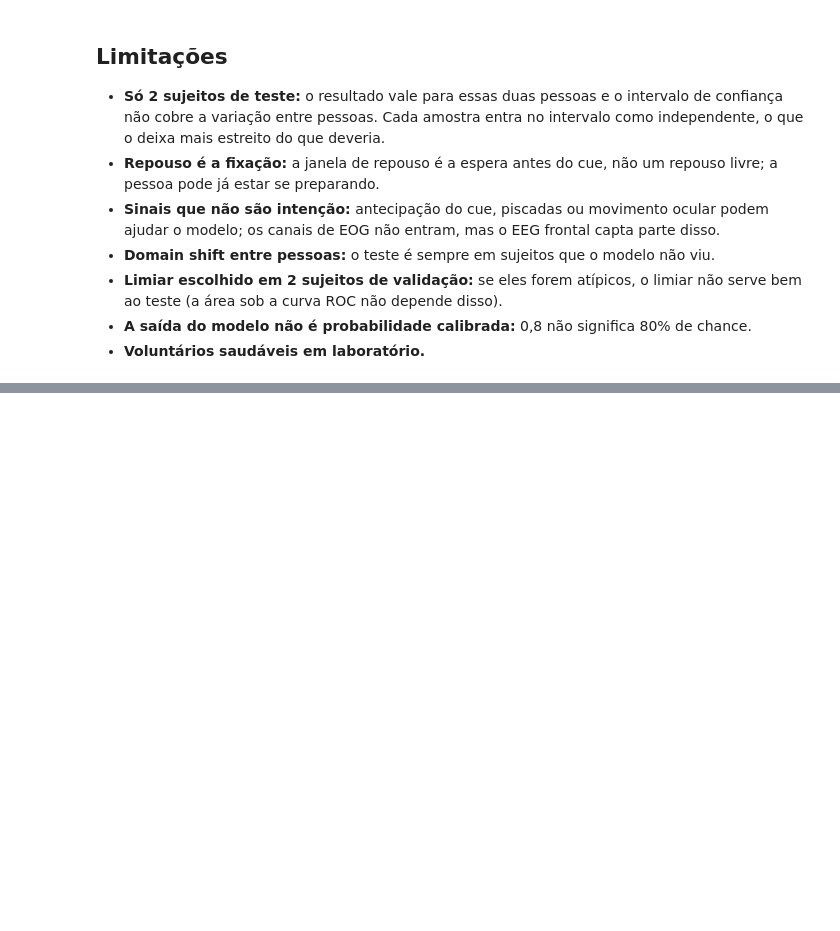
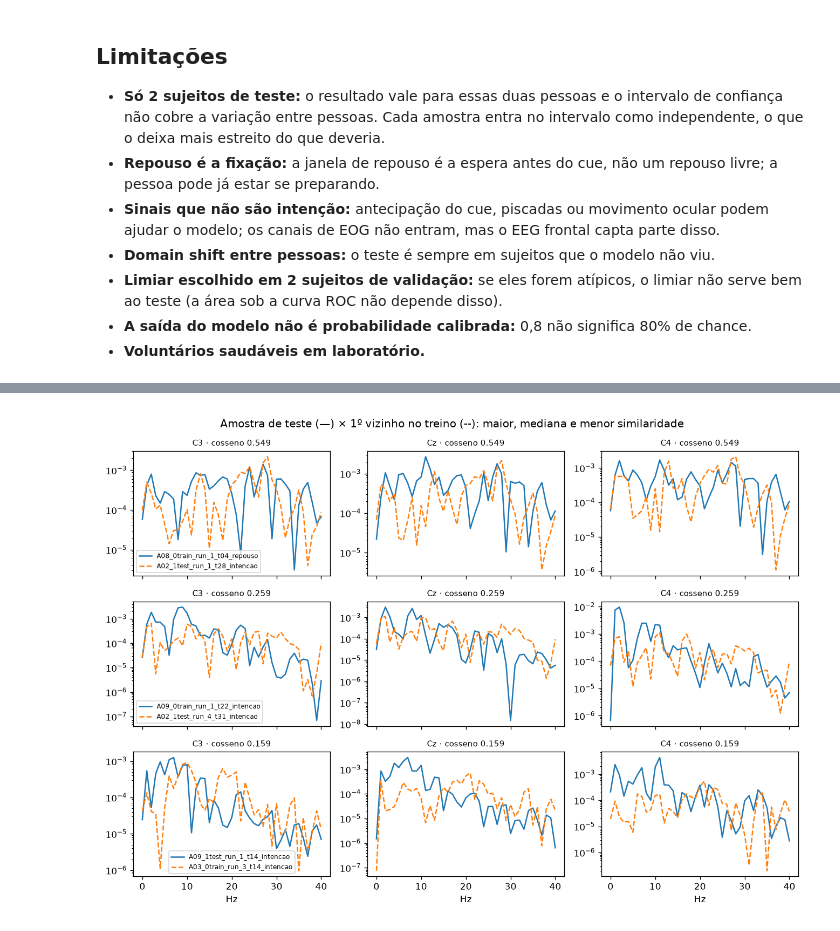
Before and after one commit to kafb04/data-engineering-multimodal-ai, a Jupyter notebook: notebooks/02_modelo_2a.ipynb, the cells around one changed output, grey strips where cells are left out. Cells and saved outputs as stored; diff of their text form; code cells hidden in the pictures; blank space fills up the shorter version.

```diff
--- a/notebooks/02_modelo_2a.ipynb
+++ b/notebooks/02_modelo_2a.ipynb
@@ -407,0 +546,5 @@ summary.round(4)
+# %%
+from IPython.display import Image
+Image(filename=str(data_dir / "embeddings" / "pares_vizinhos.png"))
+# %% [output]
+[figure, added]
```
Also changed, not shown: parts of 11 cells of this notebook, 7 other files.
